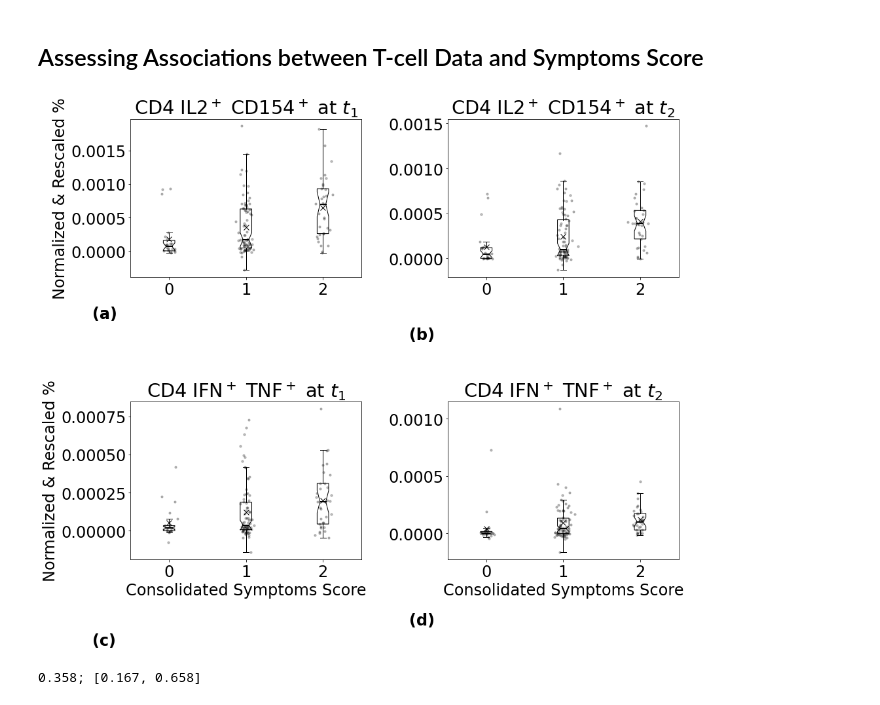
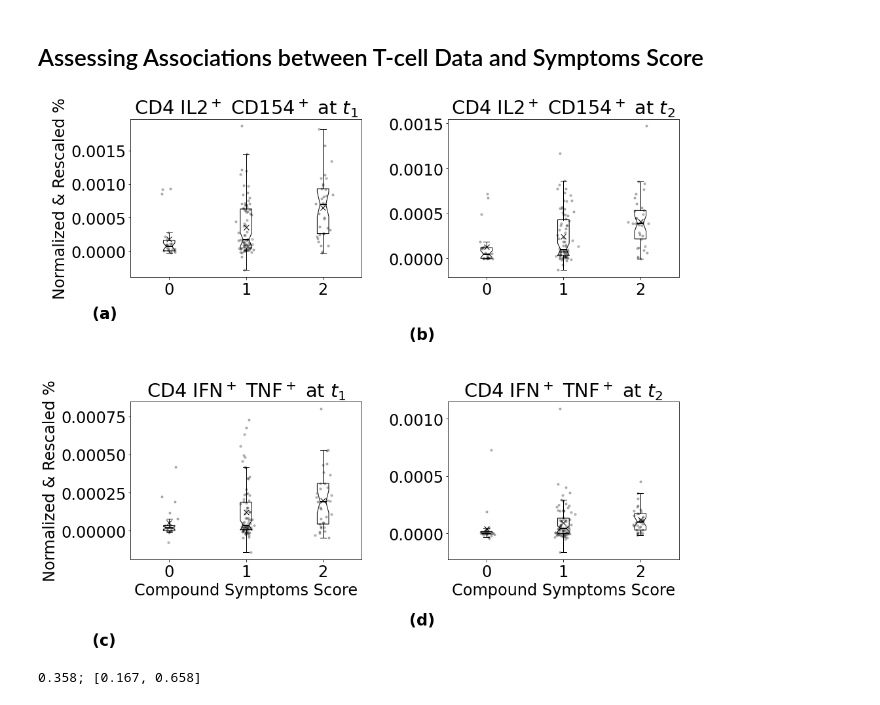
Before and after one commit to i6092467/t-cells-response-sars-cov-2, a Jupyter notebook: final_analysis.ipynb, the cells around one changed output. Cells and saved outputs as stored; diff of their text form; code cells hidden in the pictures.

Commit message:
further minor changes in figure captions/legends

```diff
--- a/final_analysis.ipynb
+++ b/final_analysis.ipynb
@@ -1268,37 +1284,37 @@ for s in scores:
     cnt = cnt + 1
 
 ax[1, 0].set_title('CD4 IFN$^+$ TNF$^+$ at $t_1$')
-ax[1, 0].set_xlabel('Consolidated Symptoms Score')
+ax[1, 0].set_xlabel('Compound Symptoms Score')
 ax[1, 0].set_ylabel('Normalized & Rescaled %')
 ax[1, 0].text(-1, -0.00075, '(c)', weight='bold')
 
 
 scores = np.unique(symptoms_score_consolidated)
 cnt = 0
 for s in scores:
     bx_s = ax[1, 1].boxplot(CD4_IFN_TNF_S11[symptoms_score_consolidated == s], positions=[cnt],
                             showfliers=False, labels=['' + str(int(s))], notch=True, patch_artist=True,
                             vert=True, showmeans=True, medianprops=medianprops, meanprops=meanpointprops)
     colors = ['n']
     for patch, color in zip(bx_s['boxes'], colors):
         patch.set_facecolor((0.1, 0.2, 0.5, 0.0))
 
     xs = np.ones_like(CD4_IFN_TNF_S11[symptoms_score_consolidated == s]) * cnt
     xs = xs + np.random.normal(loc=0, scale=0.05,
                                size=(CD4_IFN_TNF_S11[symptoms_score_consolidated == s].shape[0], ))
     ax[1, 1].scatter(xs, CD4_IFN_TNF_S11[symptoms_score_consolidated == s], color='black', alpha=0.25, s=10)
 
     cnt = cnt + 1
 
 ax[1, 1].set_title('CD4 IFN$^+$ TNF$^+$ at $t_2$')
-ax[1, 1].set_xlabel('Consolidated Symptoms Score')
+ax[1, 1].set_xlabel('Compound Symptoms Score')
 ax[1, 1].text(-1, -0.00080, '(d)', weight='bold')
 
 plt.tight_layout()
 
 plt.savefig(fname="figures/symptoms_score_boxplots.svg", dpi=300, bbox_inches='tight')
 # %% [output]
-[figure, old version]
+[figure, new version]
 # %%
 # Predictive model
 metrics_clf_symp, metrics_proba_symp, feature_importances_symp = boot_train_test_XGB(
```
Also changed, not shown: parts of 3 cells of this notebook.
